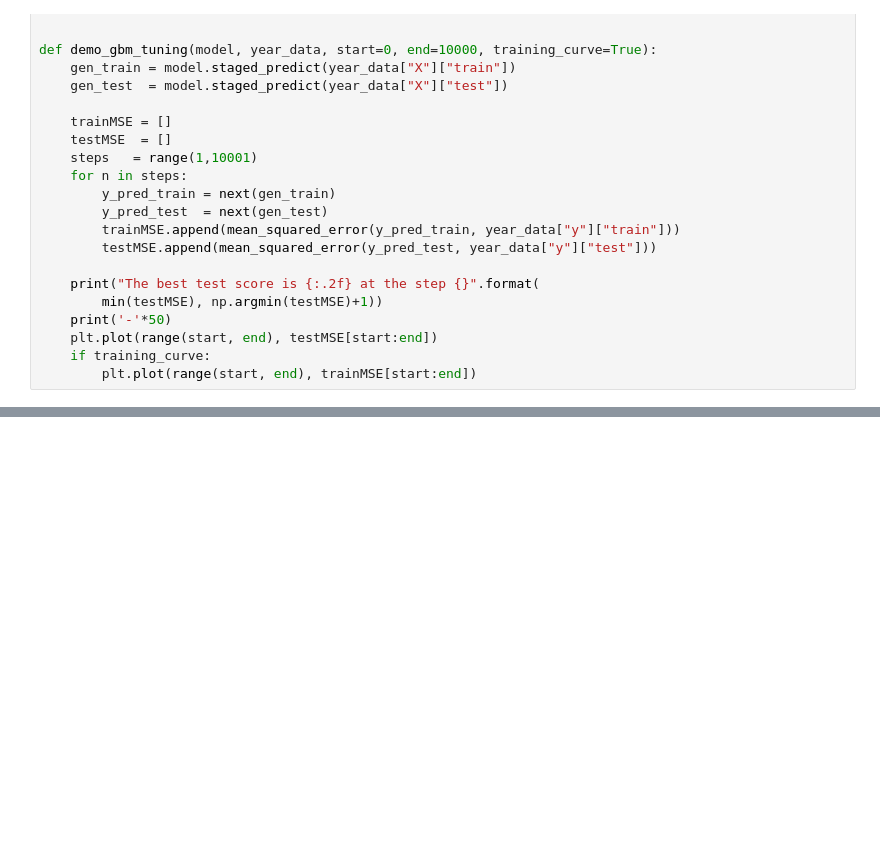
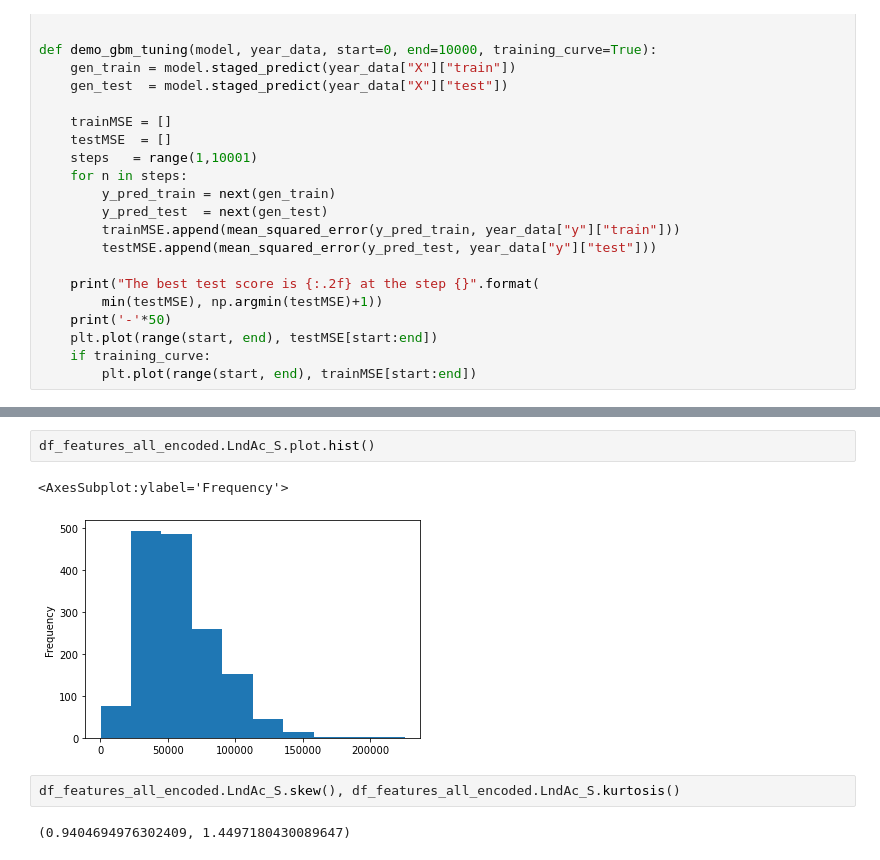
Before and after one commit to lelandjmurrin/Ames_Housing_Project, a Jupyter notebook: Ames_Housing_SalePrice_Distance_Predictions.ipynb, the cells around one changed output, grey strips where cells are left out. Saved outputs shown, nothing was run; the diff lists cells and outputs as text; blank space fills up the shorter version.

```diff
--- a/Ames_Housing_SalePrice_Distance_Predictions.ipynb
+++ b/Ames_Housing_SalePrice_Distance_Predictions.ipynb
@@ -994,0 +1136,9 @@ grid_search_GBR.score(years["2019"]["X"]["train"], years["2019"]["y"]["train"]),
+# %%
+df_features_all_encoded.LndAc_S.plot.hist()
+# %% [output]
+<AxesSubplot:ylabel='Frequency'>
+[figure, added]
+# %%
+df_features_all_encoded.LndAc_S.skew(), df_features_all_encoded.LndAc_S.kurtosis()
+# %% [output]
+(0.9404694976302409, 1.4497180430089647)
```
Also changed, not shown: parts of 73 cells of this notebook, 13 other files.
